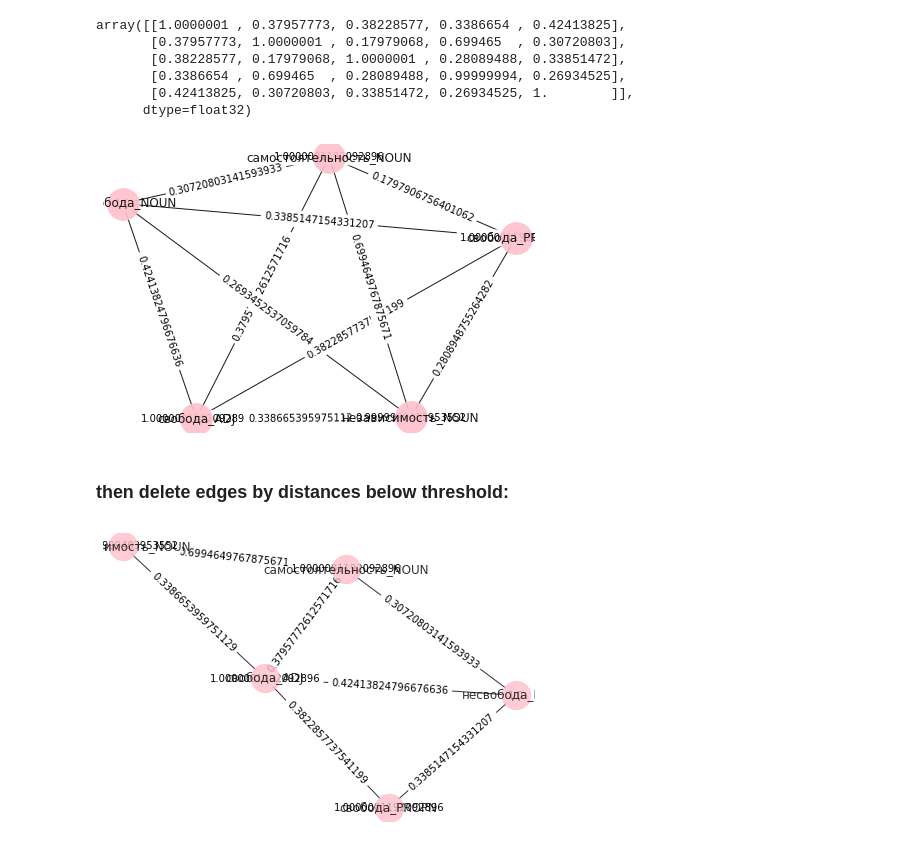
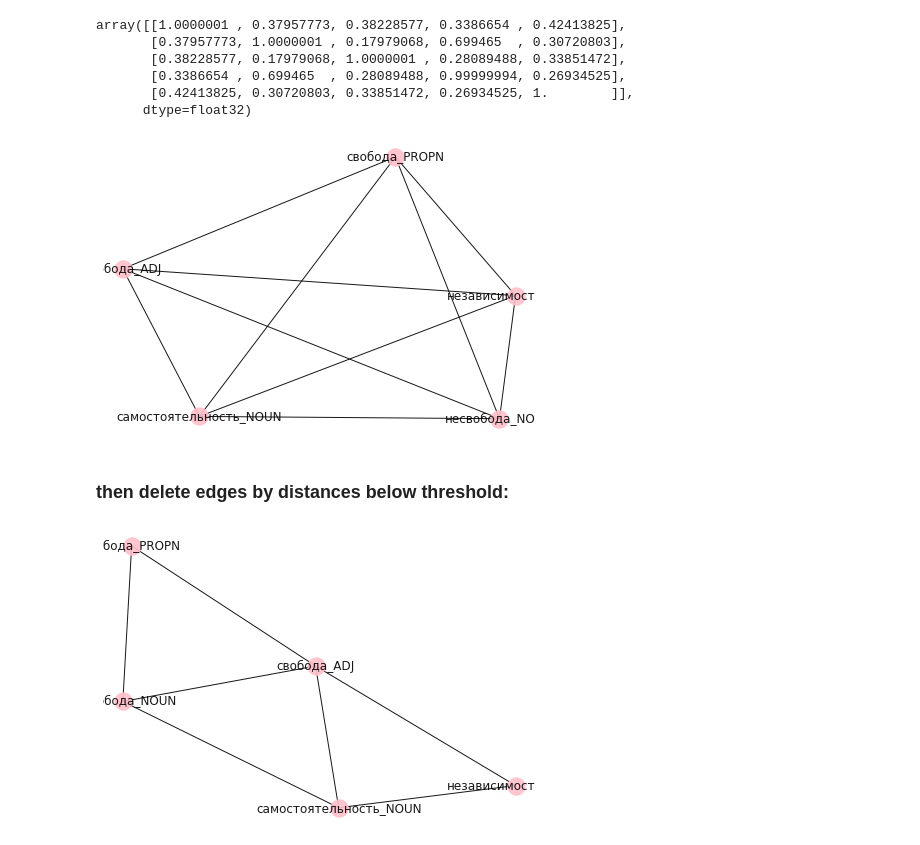
Before and after one commit to mitya8128/nlp_graph, a Jupyter notebook: w2v_graph.ipynb, the cells around one changed output. Drawn from its saved outputs; the diff is of its cells as text; code cells hidden in the pictures.

Commit message:
draw graph without edge weights

```diff
--- a/w2v_graph.ipynb
+++ b/w2v_graph.ipynb
@@ -174,12 +178,12 @@ pos = nx.spring_layout(H)
 # %%
 plt.figure()
 nx.draw(H,pos,edge_color='black',width=1,linewidths=1,\
-node_size=1000,node_color='pink',alpha=0.9,\
+node_size=300,node_color='pink',alpha=0.9,\
 labels={node:node for node in H.nodes()})
-nx.draw_networkx_edge_labels(H,pos=pos, edge_labels=labels)
+#x.draw_networkx_edge_labels(H,pos=pos, edge_labels=labels)
 plt.show()
 # %% [output]
-[figure, old version]
+[figure, new version]
 # %% [markdown]
 ### then delete edges by distances below threshold:
 # %%
@@ -207,9 +211,9 @@ pos = nx.spring_layout(H)
 # %%
 plt.figure()
 nx.draw(H,pos,edge_color='black',width=1,linewidths=1,\
-node_size=800,node_color='pink',alpha=0.8,\
+node_size=300,node_color='pink',alpha=0.9,\
 labels={node:node for node in H.nodes()})
-nx.draw_networkx_edge_labels(H,pos=pos, edge_labels=labels)
+#nx.draw_networkx_edge_labels(H,pos=pos, edge_labels=labels)
 plt.show()
 # %% [output]
-[figure, old version]
+[figure, new version]
```
Also changed, not shown: parts of 2 cells of this notebook.
